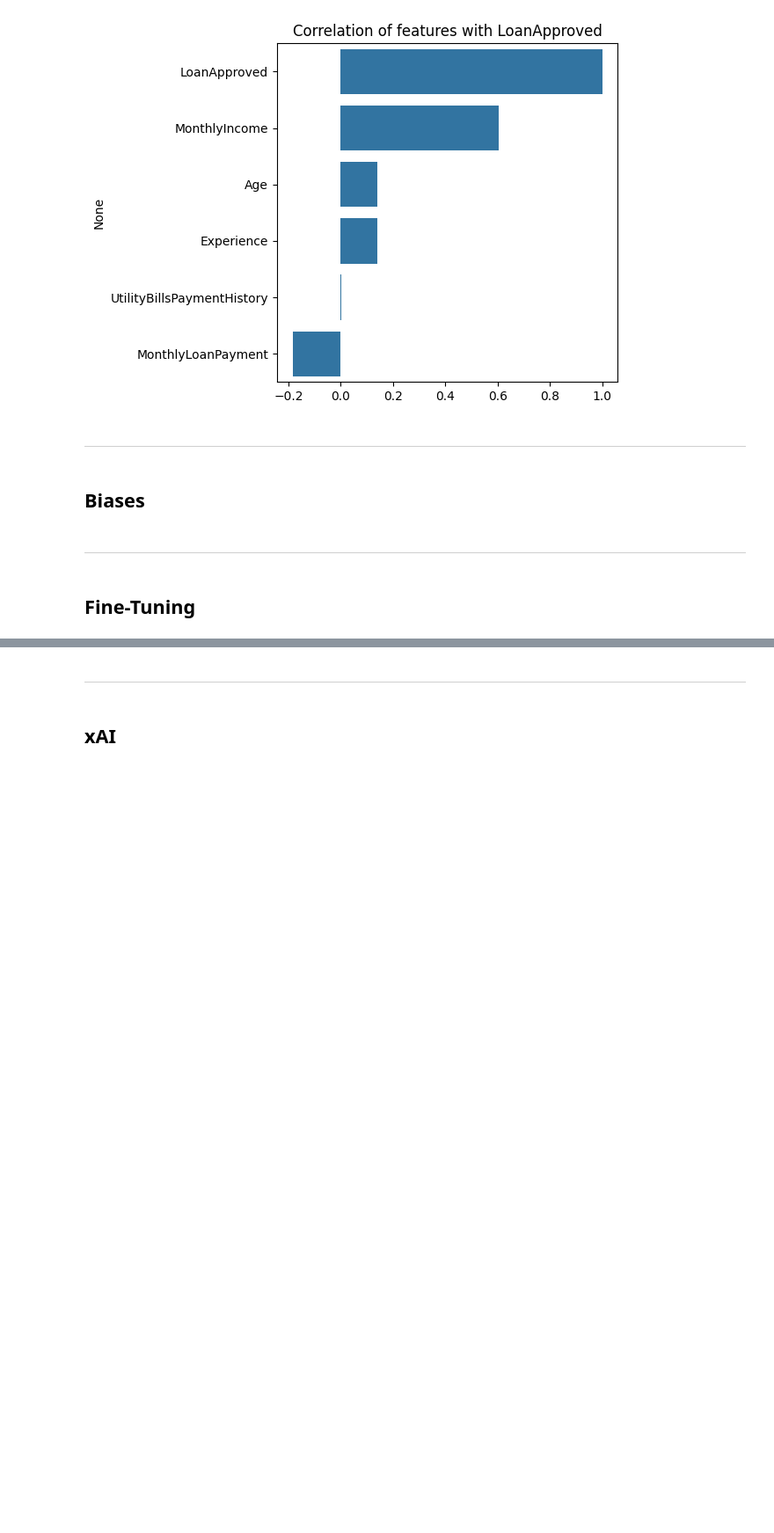
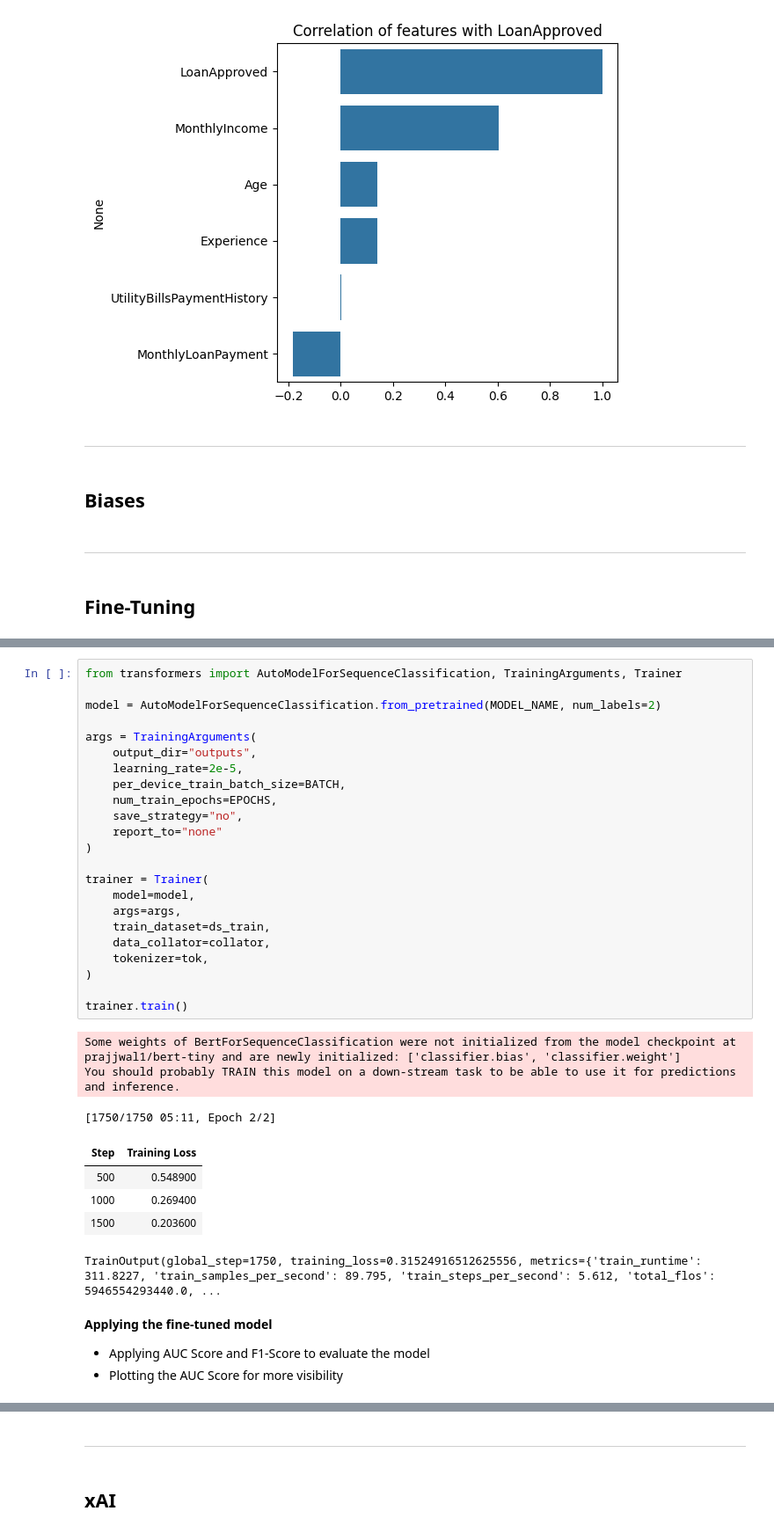
Before and after one commit to LouisDuv/ethical_AI_workflow, a Jupyter notebook: src/notebook.ipynb, the cells around one changed output, grey strips where cells are left out. Shown: that part at 88% size. Cells and saved outputs as stored; diff of their text form; blank space fills up the shorter version.

Commit message:
Fine-tuning completion

```diff
--- a/src/notebook.ipynb
+++ b/src/notebook.ipynb
@@ -119,0 +253,36 @@ if pd.api.types.is_numeric_dtype(df_init_proper[label_col]):
+# %%
+from transformers import AutoModelForSequenceClassification, TrainingArguments, Trainer
+
+model = AutoModelForSequenceClassification.from_pretrained(MODEL_NAME, num_labels=2)
+
+args = TrainingArguments(
+    output_dir="outputs",
+    learning_rate=2e-5,
+    per_device_train_batch_size=BATCH,
+    num_train_epochs=EPOCHS,
+    save_strategy="no",
+    report_to="none"
+)
+
+trainer = Trainer(
+    model=model,
+    args=args,
+    train_dataset=ds_train,
+    data_collator=collator,
+    tokenizer=tok,
+)
+
+trainer.train()
+# %% [output]
+Some weights of BertForSequenceClassification were not initialized from the model checkpoint at prajjwal1/bert-tiny and are newly initialized: ['classifier.bias', 'classifier.weight']
+You should probably TRAIN this model on a down-stream task to be able to use it for predictions and inference.
+[1750/1750 05:11, Epoch 2/2]
+| Step | Training Loss |
+| 500 | 0.548900 |
+| 1000 | 0.269400 |
+| 1500 | 0.203600 |
+TrainOutput(global_step=1750, training_loss=0.31524916512625556, metrics={'train_runtime': 311.8227, 'train_samples_per_second': 89.795, 'train_steps_per_second': 5.612, 'total_flos': 5946554293440.0, ...
+# %% [markdown]
+**Applying the fine-tuned model**
+* Applying AUC Score and F1-Score to evaluate the model
+* Plotting the AUC Score for more visibility
```
Also changed, not shown: parts of 17 cells of this notebook.
